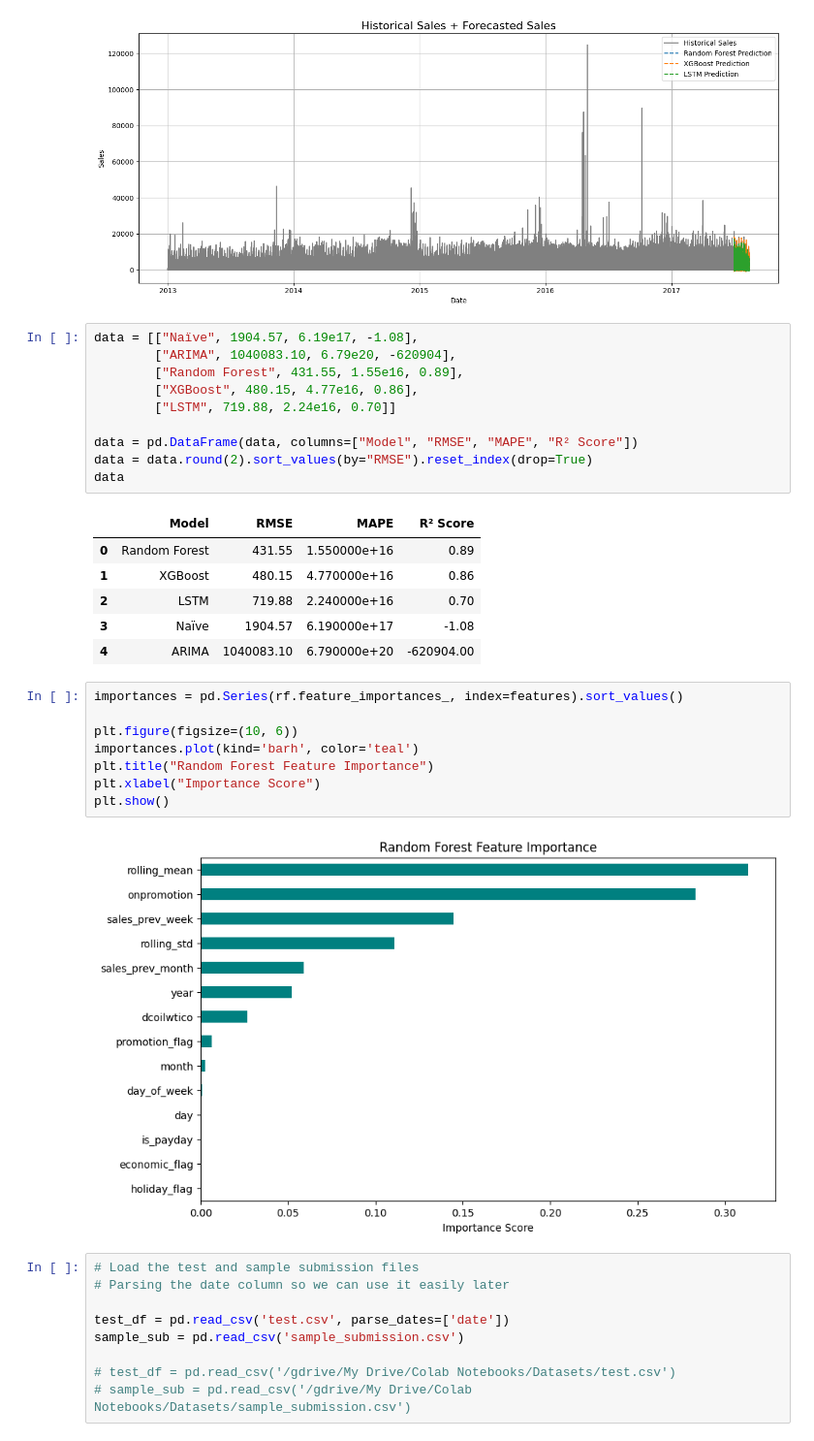
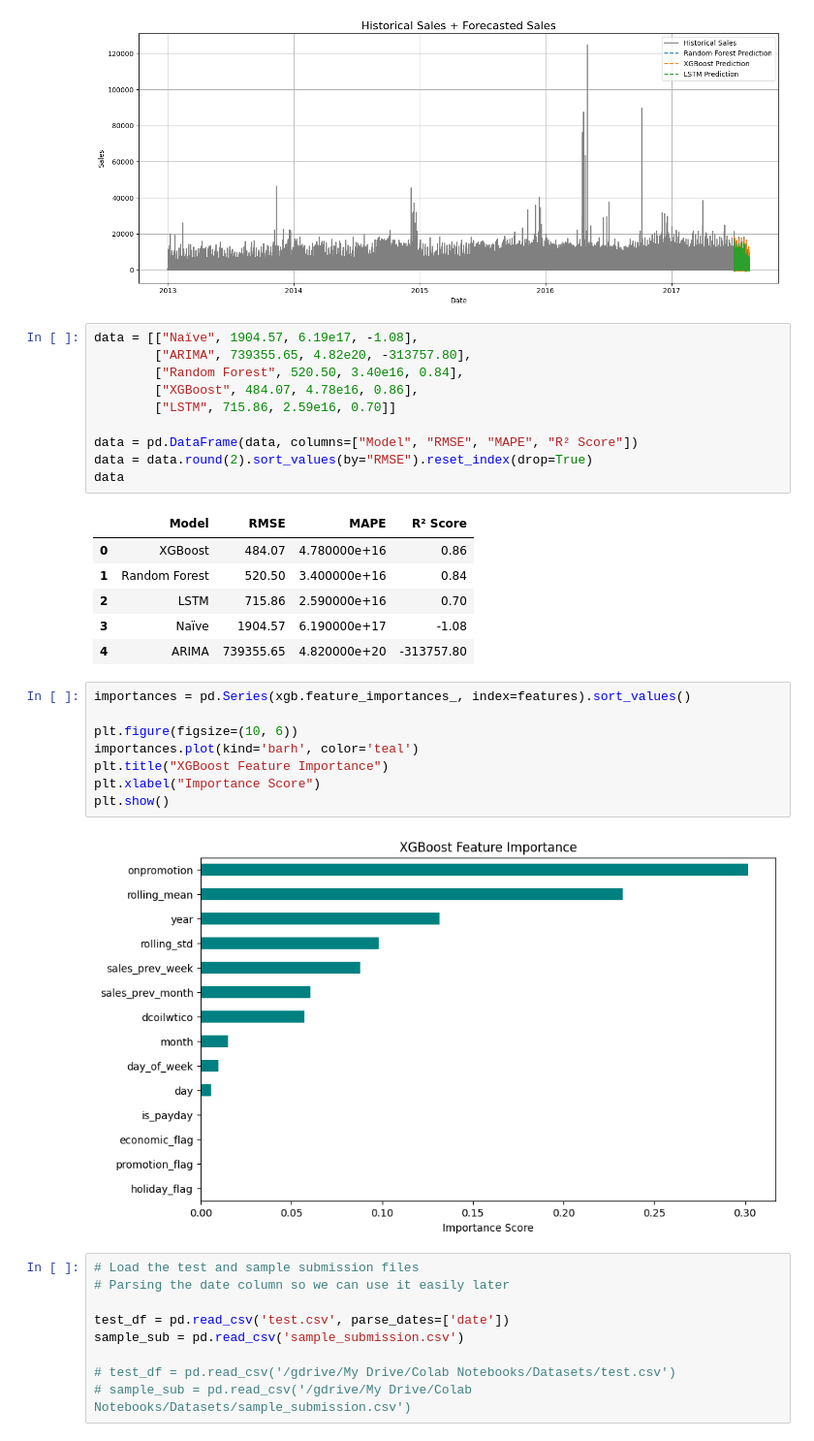
Before and after one commit to SuryaSB2024/Sales_Forcasting, a Jupyter notebook: Sales_forcasting_WBeyond_Assessment.ipynb, the cells around one changed output. Shown at 97% size. Saved outputs shown, nothing was run; the diff lists cells and outputs as text.

```diff
--- a/Sales_forcasting_WBeyond_Assessment.ipynb
+++ b/Sales_forcasting_WBeyond_Assessment.ipynb
@@ -810,31 +810,31 @@ plt.show()
 [figure]
 # %%
 data = [["Naïve", 1904.57, 6.19e17, -1.08],
-        ["ARIMA", 1040083.10, 6.79e20, -620904],
-        ["Random Forest", 431.55, 1.55e16, 0.89],
-        ["XGBoost", 480.15, 4.77e16, 0.86],
-        ["LSTM", 719.88, 2.24e16, 0.70]]
+        ["ARIMA", 739355.65, 4.82e20, -313757.80],
+        ["Random Forest", 520.50, 3.40e16, 0.84],
+        ["XGBoost", 484.07, 4.78e16, 0.86],
+        ["LSTM", 715.86, 2.59e16, 0.70]]
 
 data = pd.DataFrame(data, columns=["Model", "RMSE", "MAPE", "R² Score"])
 data = data.round(2).sort_values(by="RMSE").reset_index(drop=True)
 data
 # %% [output]
 |  | Model | RMSE | MAPE | R² Score |
-| 0 | Random Forest | 431.55 | 1.550000e+16 | 0.89 |
-| 1 | XGBoost | 480.15 | 4.770000e+16 | 0.86 |
-| 2 | LSTM | 719.88 | 2.240000e+16 | 0.70 |
+| 0 | XGBoost | 484.07 | 4.780000e+16 | 0.86 |
+| 1 | Random Forest | 520.50 | 3.400000e+16 | 0.84 |
+| 2 | LSTM | 715.86 | 2.590000e+16 | 0.70 |
 | 3 | Naïve | 1904.57 | 6.190000e+17 | -1.08 |
-| 4 | ARIMA | 1040083.10 | 6.790000e+20 | -620904.00 |
+| 4 | ARIMA | 739355.65 | 4.820000e+20 | -313757.80 |
 # %%
-importances = pd.Series(rf.feature_importances_, index=features).sort_values()
+importances = pd.Series(xgb.feature_importances_, index=features).sort_values()
 
 plt.figure(figsize=(10, 6))
 importances.plot(kind='barh', color='teal')
-plt.title("Random Forest Feature Importance")
+plt.title("XGBoost Feature Importance")
 plt.xlabel("Importance Score")
 plt.show()
 # %% [output]
-[figure, old version]
+[figure, new version]
 # %%
 # Load the test and sample submission files
 # Parsing the date column so we can use it easily later
```
Also changed, not shown: parts of 2 cells of this notebook.
